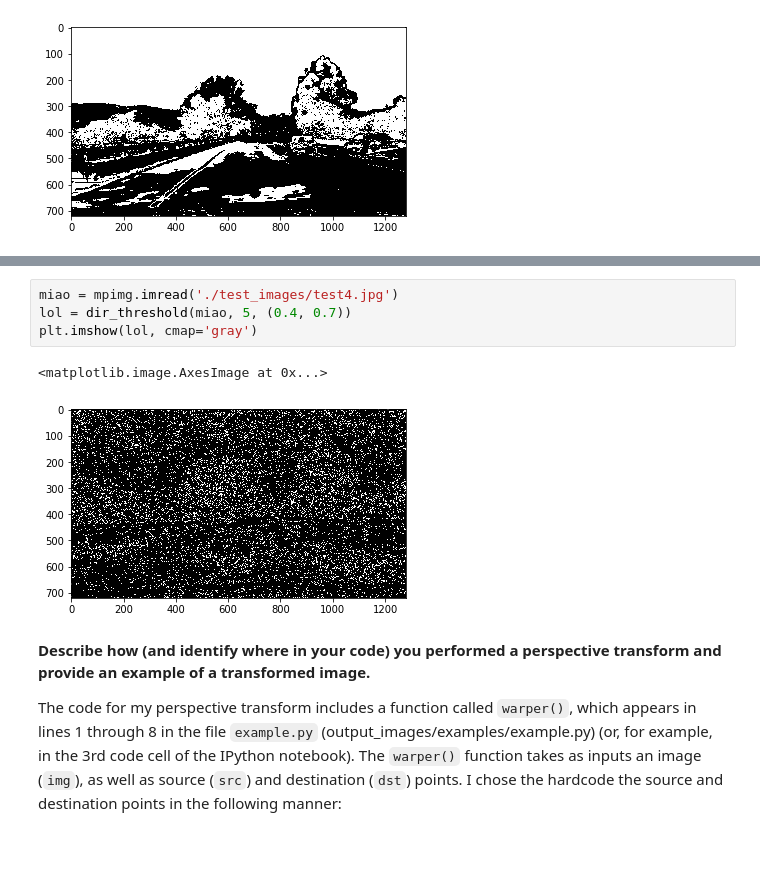
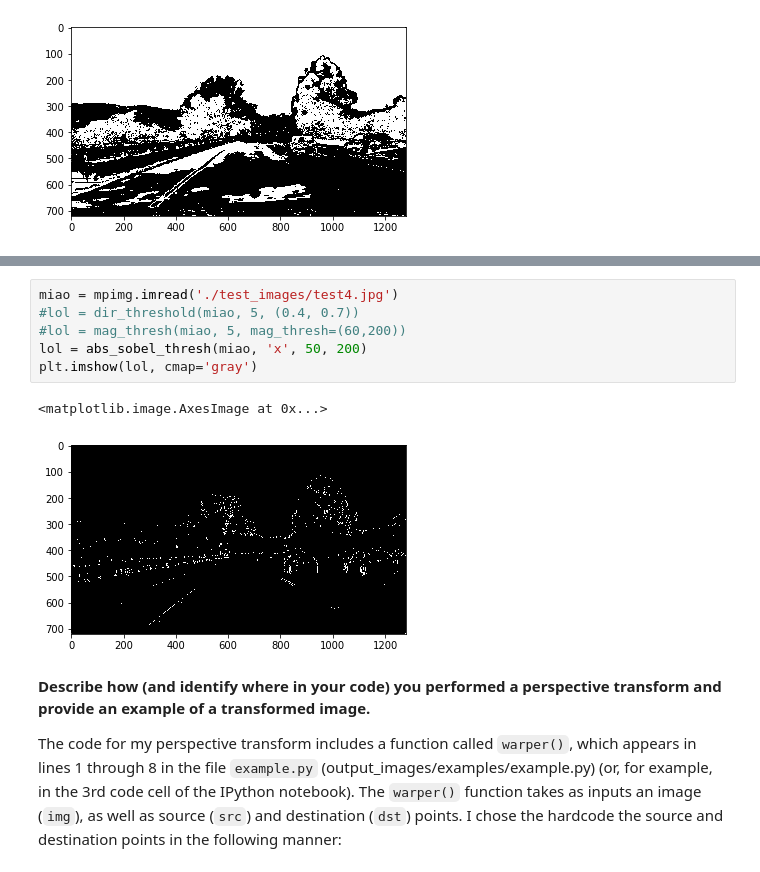
Before and after one commit to hairizuanbinnoorazman/CarND-Advanced-Lane-Lines, a Jupyter notebook: Advanced Lane Finding.ipynb, the cells around one changed output, grey strips where cells are left out. Drawn from its saved outputs; the diff is of its cells as text.

```diff
--- a/Advanced Lane Finding.ipynb
+++ b/Advanced Lane Finding.ipynb
@@ -240,10 +277,12 @@ def dir_threshold(img, sobel_kernel=3, thresh=(0, np.pi/2)):
 # %%
 miao = mpimg.imread('./test_images/test4.jpg')
-lol = dir_threshold(miao, 5, (0.4, 0.7))
+#lol = dir_threshold(miao, 5, (0.4, 0.7))
+#lol = mag_thresh(miao, 5, mag_thresh=(60,200))
+lol = abs_sobel_thresh(miao, 'x', 50, 200)
 plt.imshow(lol, cmap='gray')
 # %% [output]
 <matplotlib.image.AxesImage at 0x...>
-[figure, old version]
+[figure, new version]
 # %% [markdown]
 **Describe how (and identify where in your code) you performed a perspective transform and provide an example of a transformed image.**
 
```
Also changed, not shown: parts of 2 cells of this notebook.
